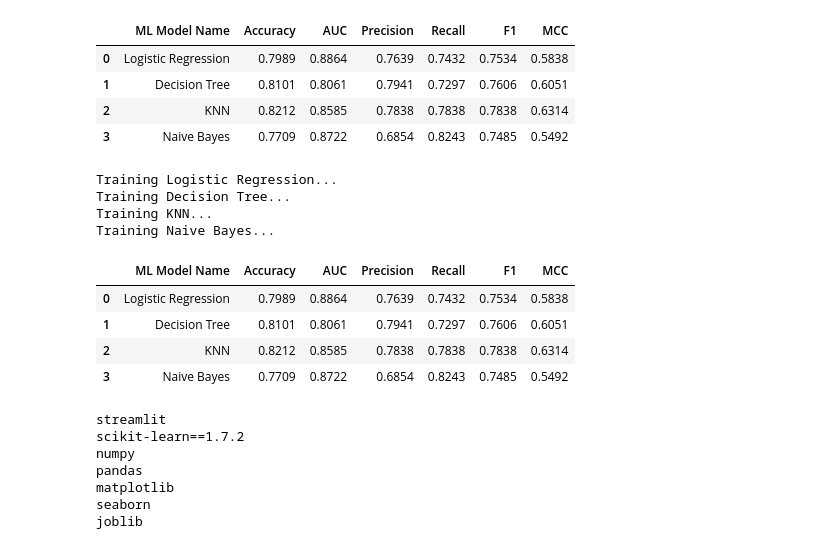
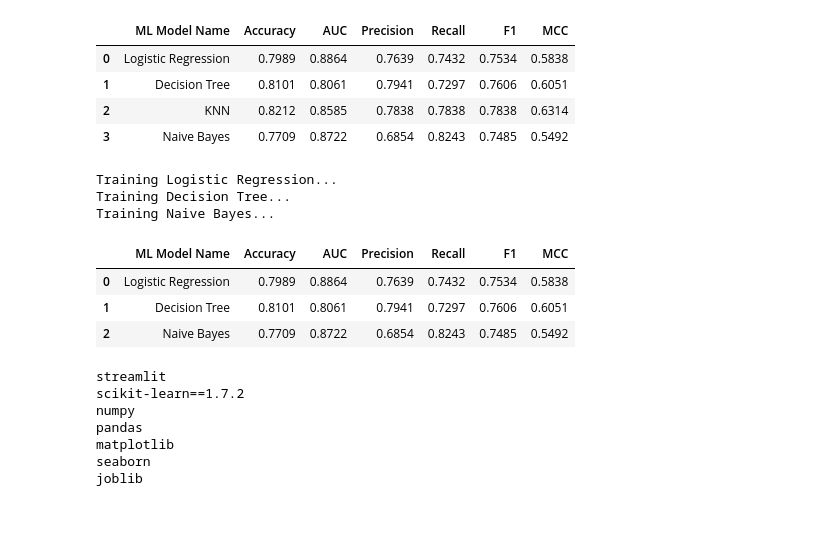
Before and after one commit to harshittiwa007-max/Titanic_Analysis, a Jupyter notebook: Titanic.ipynb, the cells around one changed output. Drawn from its saved outputs; the diff is of its cells as text; code cells hidden in the pictures; blank space fills up the shorter version.

```diff
--- a/Titanic.ipynb
+++ b/Titanic.ipynb
@@ -1676,10 +1681,10 @@ models = {
         random_state=42
     ),
 
-    "KNN": Pipeline([
-        ("scaler", StandardScaler()),
-        ("clf", KNeighborsClassifier(n_neighbors=5))
-    ]),
+    # "KNN": Pipeline([
+    #     ("scaler", StandardScaler()),
+    #     ("clf", KNeighborsClassifier(n_neighbors=5))
+    # ]),
 
     "Naive Bayes": GaussianNB()
 }
@@ -1696,36 +1701,34 @@ for name, model in models.items():
     y_prob = model.predict_proba(x1_test)[:, 1]
 
     results.append({
         "ML Model Name": name,
         "Accuracy": accuracy_score(y1_test, y_pred),
         "AUC": roc_auc_score(y1_test, y_prob),
         "Precision": precision_score(y1_test, y_pred, zero_division=0),
         "Recall": recall_score(y1_test, y_pred, zero_division=0),
         "F1": f1_score(y1_test, y_pred, zero_division=0),
         "MCC": matthews_corrcoef(y1_test, y_pred)
     })
 
     filename = name.lower().replace(" ", "_") + ".joblib"
     joblib.dump(model, f"model/{filename}")
 
 results_df = pd.DataFrame(results).round(4)
 
 results_df.to_csv(
     "model/metrics_comparison.csv",
     index=False
 )
 
 results_df
 # %% [output]
 Training Logistic Regression...
 Training Decision Tree...
-Training KNN...
 Training Naive Bayes...
 |  | ML Model Name | Accuracy | AUC | Precision | Recall | F1 | MCC |
 | 0 | Logistic Regression | 0.7989 | 0.8864 | 0.7639 | 0.7432 | 0.7534 | 0.5838 |
 | 1 | Decision Tree | 0.8101 | 0.8061 | 0.7941 | 0.7297 | 0.7606 | 0.6051 |
-| 2 | KNN | 0.8212 | 0.8585 | 0.7838 | 0.7838 | 0.7838 | 0.6314 |
-| 3 | Naive Bayes | 0.7709 | 0.8722 | 0.6854 | 0.8243 | 0.7485 | 0.5492 |
+| 2 | Naive Bayes | 0.7709 | 0.8722 | 0.6854 | 0.8243 | 0.7485 | 0.5492 |
 # %%
 import sklearn
 with open('requirements.txt', 'w') as f:
```
Also changed, not shown: parts of 13 cells of this notebook.
